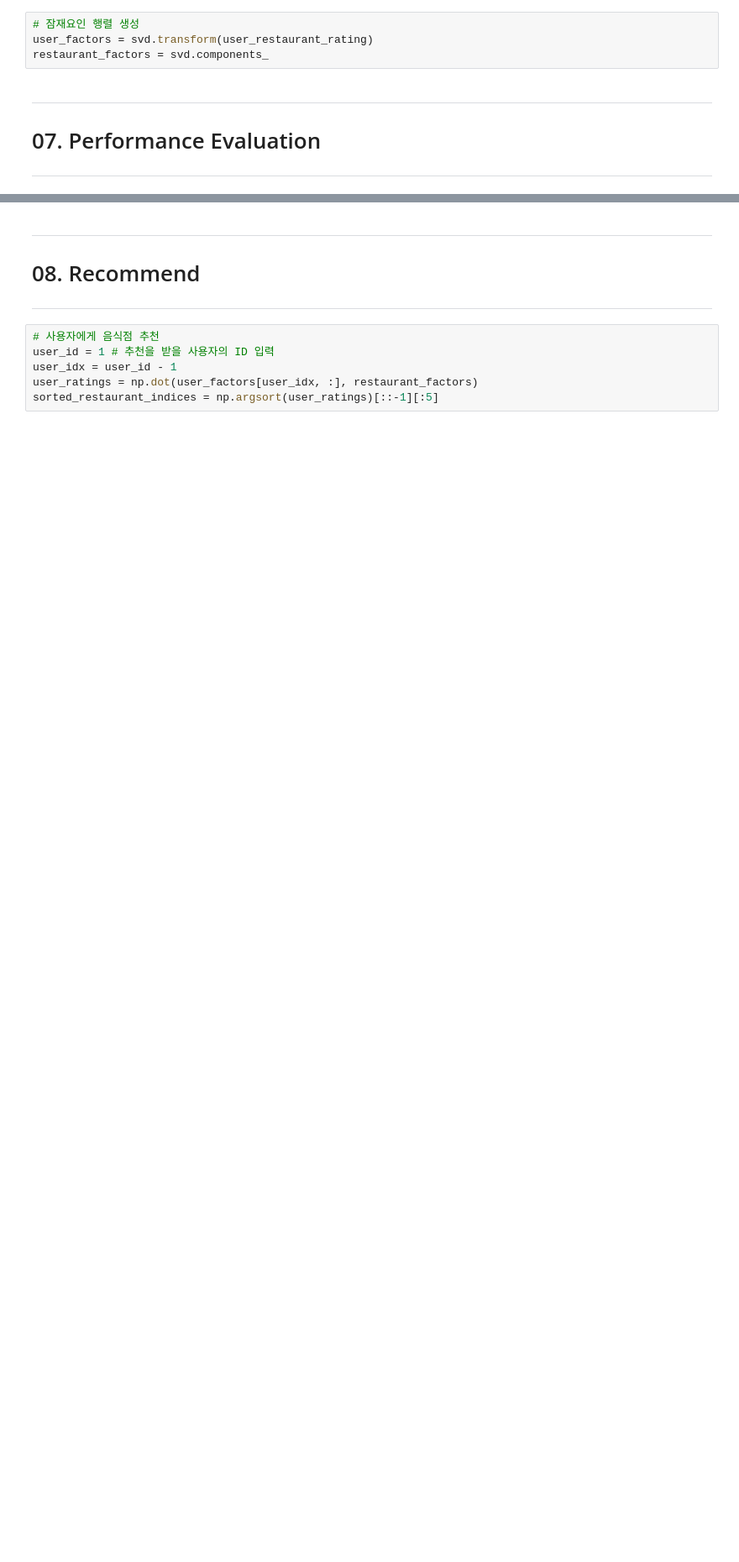
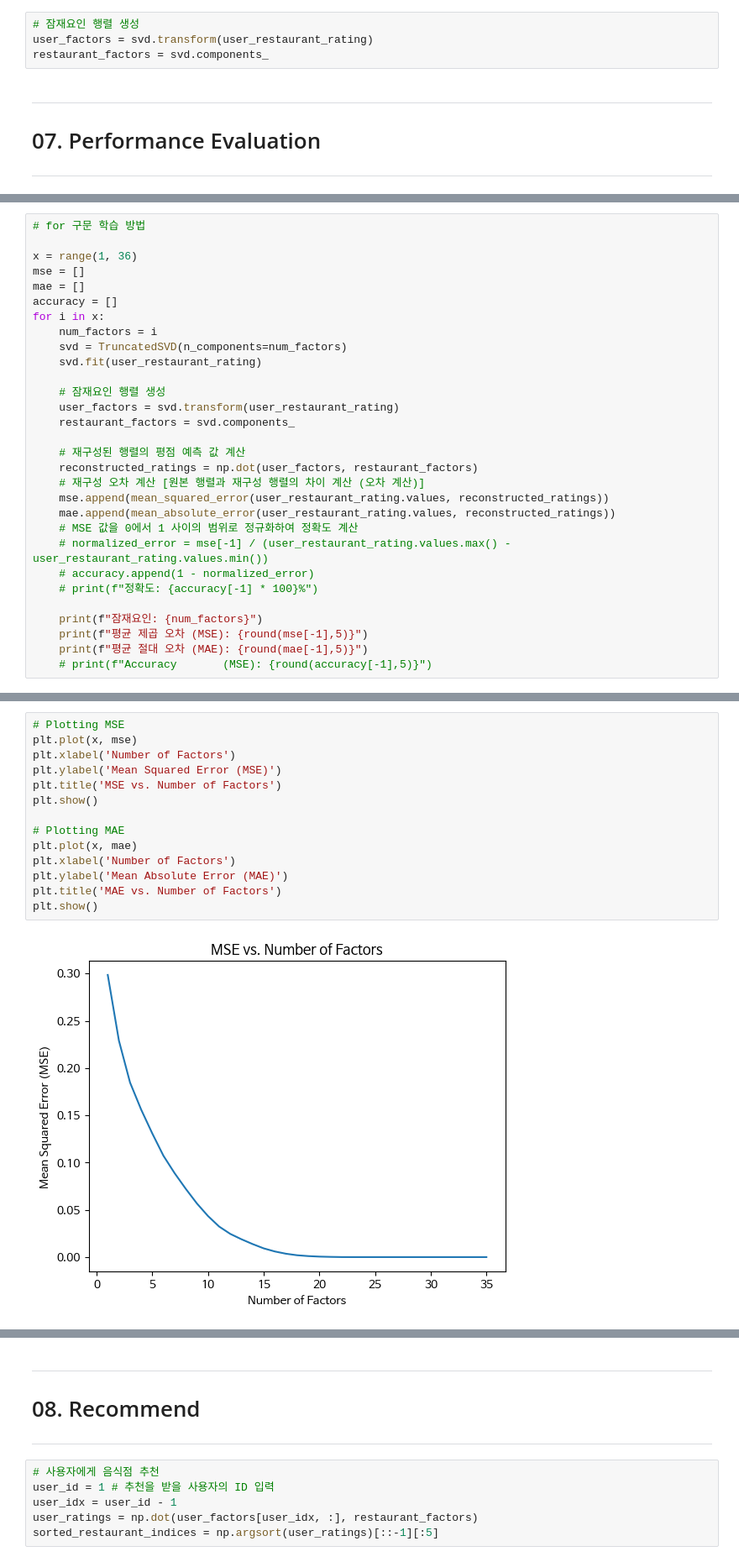
Before and after one commit to Mwomullae/Mwomullae_ML, a Jupyter notebook: Mwomullae_Real_Code.ipynb, the cells around one changed output, grey strips where cells are left out. Shown: that part at 84% size. Cells and saved outputs as stored; diff of their text form; blank space fills up the shorter version.

```diff
--- a/real_user_item_algorithm.ipynb
+++ b/Mwomullae_Real_Code.ipynb
@@ -375,0 +387,30 @@ Predicted Ratings Matrix:
+# %%
+# for 구문 학습 방법
+
+x = range(1, 36)
+mse = []
+mae = []
+accuracy = []
+for i in x:
+    num_factors = i
+    svd = TruncatedSVD(n_components=num_factors)
+    svd.fit(user_restaurant_rating)
+
+    # 잠재요인 행렬 생성
+    user_factors = svd.transform(user_restaurant_rating)
+    restaurant_factors = svd.components_
+
+    # 재구성된 행렬의 평점 예측 값 계산
+    reconstructed_ratings = np.dot(user_factors, restaurant_factors)
+    # 재구성 오차 계산 [원본 행렬과 재구성 행렬의 차이 계산 (오차 계산)]
+    mse.append(mean_squared_error(user_restaurant_rating.values, reconstructed_ratings))
+    mae.append(mean_absolute_error(user_restaurant_rating.values, reconstructed_ratings))
+    # MSE 값을 0에서 1 사이의 범위로 정규화하여 정확도 계산
+    # normalized_error = mse[-1] / (user_restaurant_rating.values.max() - user_restaurant_rating.values.min())
+    # accuracy.append(1 - normalized_error)
+    # print(f"정확도: {accuracy[-1] * 100}%")
+
+    print(f"잠재요인: {num_factors}")
+    print(f"평균 제곱 오차 (MSE): {round(mse[-1],5)}")
+    print(f"평균 절대 오차 (MAE): {round(mae[-1],5)}")
+    # print(f"Accuracy       (MSE): {round(accuracy[-1],5)}")
@@ -375,0 +439,16 @@ Predicted Ratings Matrix:
+# %%
+# Plotting MSE
+plt.plot(x, mse)
+plt.xlabel('Number of Factors')
+plt.ylabel('Mean Squared Error (MSE)')
+plt.title('MSE vs. Number of Factors')
+plt.show()
+
+# Plotting MAE
+plt.plot(x, mae)
+plt.xlabel('Number of Factors')
+plt.ylabel('Mean Absolute Error (MAE)')
+plt.title('MAE vs. Number of Factors')
+plt.show()
+# %% [output]
+[figure, added]
```
Also changed, not shown: parts of 11 cells of this notebook, 1 other file.
